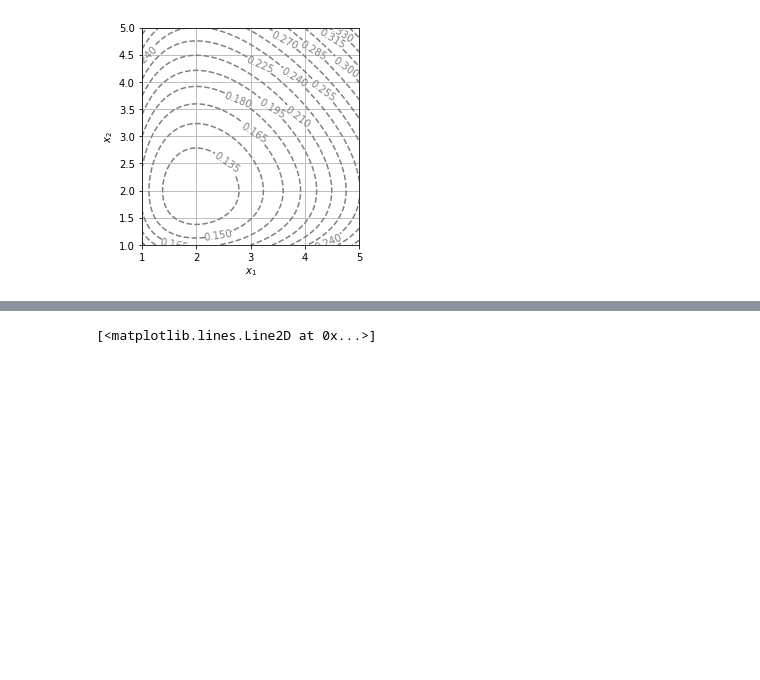
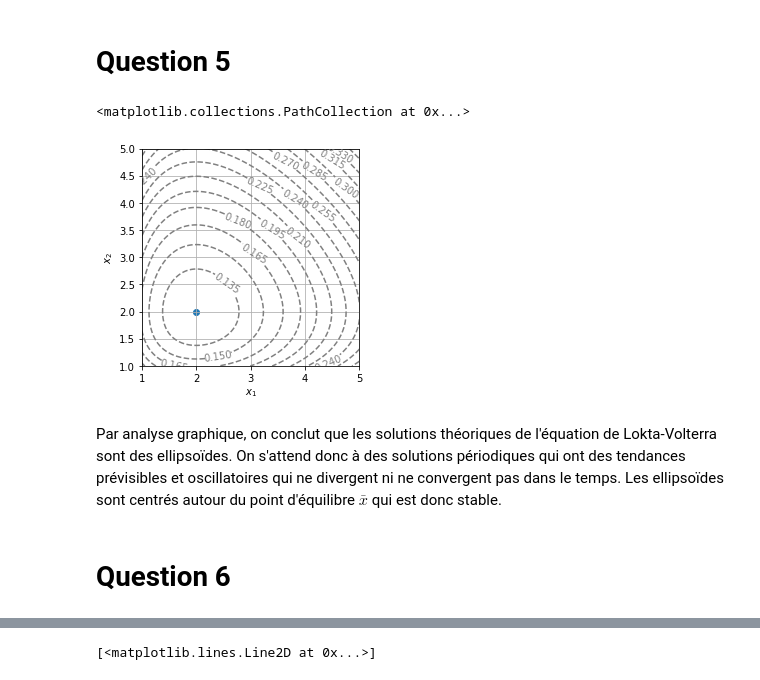
Before and after one commit to remymart/projet_equa_diff, a Jupyter notebook: equa_diff.ipynb, the cells around one changed output, grey strips where cells are left out. Saved outputs shown, nothing was run; the diff lists cells and outputs as text; code cells hidden in the pictures; blank space fills up the shorter version.

```diff
--- a/equa_diff.ipynb
+++ b/equa_diff.ipynb
@@ -32,24 +80,29 @@ fig.colorbar(plt.streamplot(X, Y, U, V, color=np.sqrt(U**2+V**2), cmap="autumn")
+# %% [markdown]
+# Question 5
 # %%
-def H(x, y):
-    return delta*x - gamma*np.log(x) + beta*y - alpha*np.log(y)
-
 def display_contour(f, x, y, levels):
     X, Y = np.meshgrid(x, y)
     Z = f(X, Y)
     fig, ax = plt.subplots()
     contour_set = plt.contour(
         X, Y, Z, colors="grey", linestyles="dashed",
         levels=levels
     )
     ax.clabel(contour_set)
     plt.grid(True)
     plt.xlabel("$x_1$")
     plt.ylabel("$x_2$")
     plt.gca().set_aspect("equal")
+
+display_contour(H, np.linspace(1, 5, 1000), np.linspace(1, 5, 1000), 20)
+plt.scatter(gamma/delta, alpha/beta)
+# %% [output]
+<matplotlib.collections.PathCollection at 0x...>
+[figure, added]
-# %%
-display_contour(H, np.linspace(1, 5, 1000), np.linspace(1, 5, 1000), 20)
-# %% [output]
-[figure, removed]
+# %% [markdown]
+Par analyse graphique, on conclut que les solutions théoriques de l'équation de Lokta-Volterra sont des ellipsoïdes. On s'attend donc à des solutions périodiques qui ont des tendances prévisibles et oscillatoires qui ne divergent ni ne convergent pas dans le temps. Les ellipsoïdes sont centrés autour du point d'équilibre $\bar{x}$ qui est donc stable.
+# %% [markdown]
+# Question 6
 # %%
 def solve_euler_explicit(f, x0, dt, t0, tf):
     t = np.linspace(t0, tf, int((tf-t0)/dt))
```
Also changed, not shown: parts of 29 cells of this notebook.
